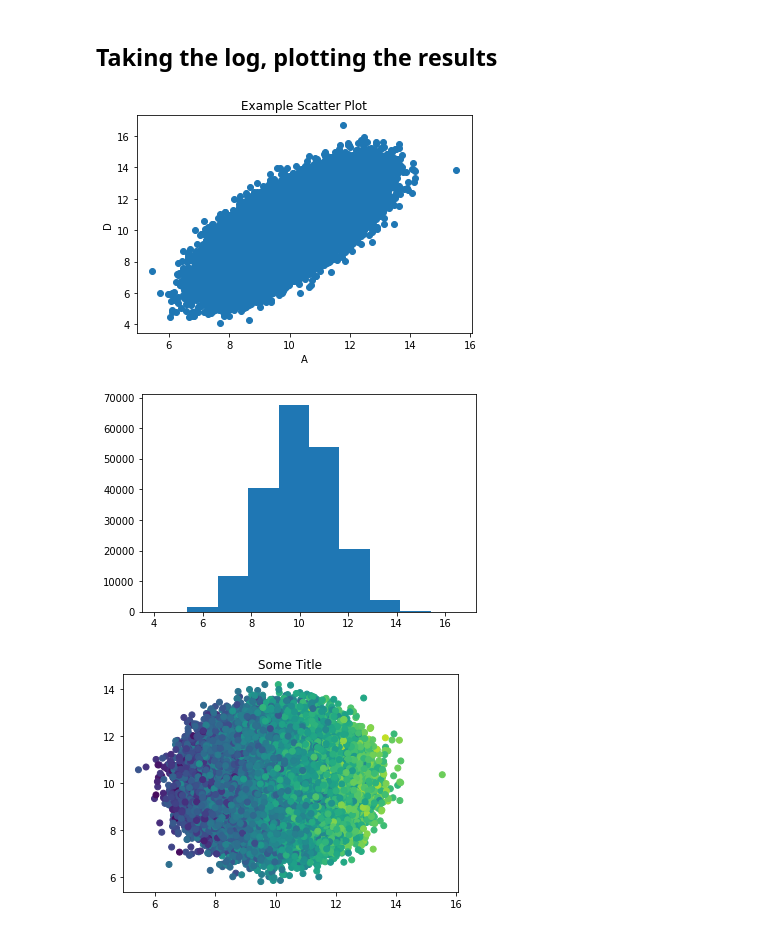
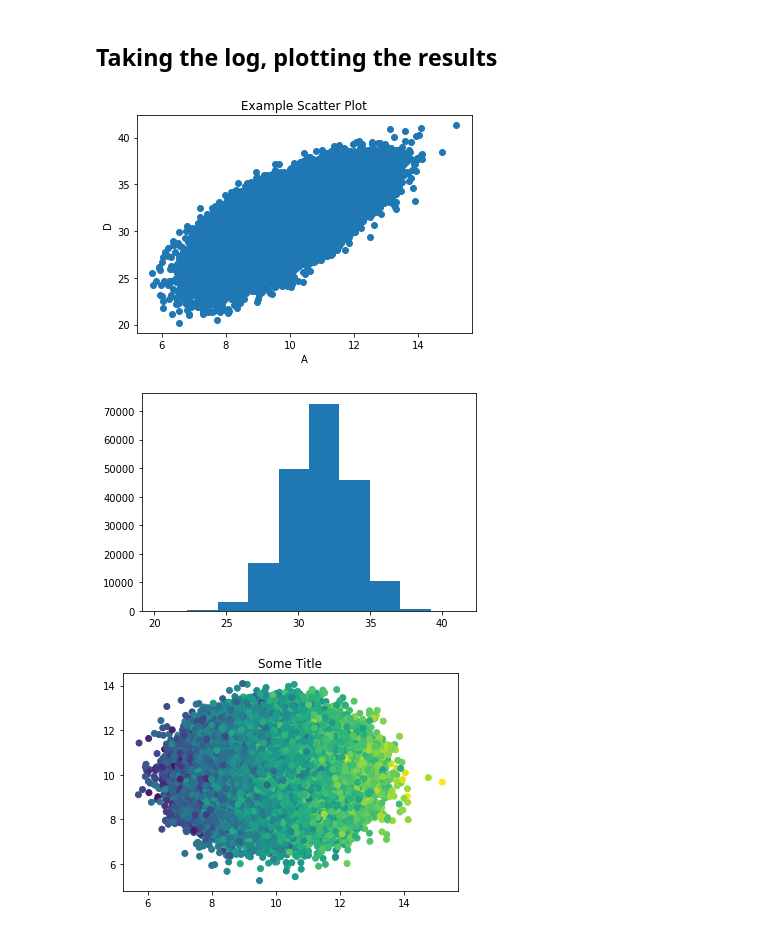
Before and after one commit to mbswirsky/git_example, a Jupyter notebook: example_notebook.ipynb, the cells around one changed output. Saved outputs shown, nothing was run; the diff lists cells and outputs as text; code cells hidden in the pictures.

```diff
--- a/example_notebook.ipynb
+++ b/example_notebook.ipynb
@@ -29,24 +29,24 @@ df.head()
 # %%
 # Try out square rooting D
 
 df_mod = np.log(df) + 10
-#df_mod['D'] = np.sqrt(df_mod['D']) * 10
+df_mod['D'] = np.sqrt(df_mod['D']) * 10
 
 plt.scatter(df_mod['A'], df_mod['D'])
 plt.xlabel('A')
 plt.ylabel('D')
 plt.title('Example Scatter Plot')
 plt.show()
 # %% [output]
-[figure, old version]
+[figure, new version]
 # %%
 plt.hist(df_mod['D'])
 plt.show()
 # %% [output]
-[figure, old version]
+[figure, new version]
 # %%
 plt.scatter(df_mod['A'], df_mod['C'], c=df_mod['D'])
 plt.title('Some Title')
 plt.show()
 # %% [output]
-[figure, old version]
+[figure, new version]
```
Also changed, not shown: parts of 1 cell of this notebook.
